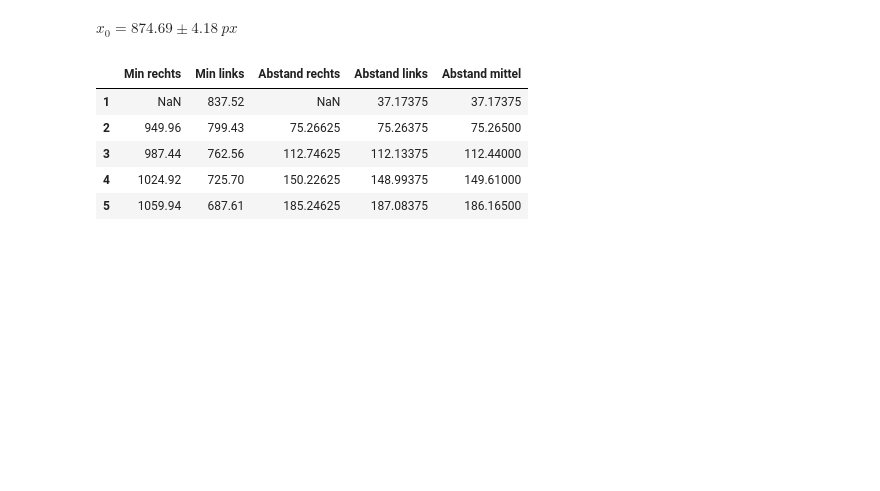
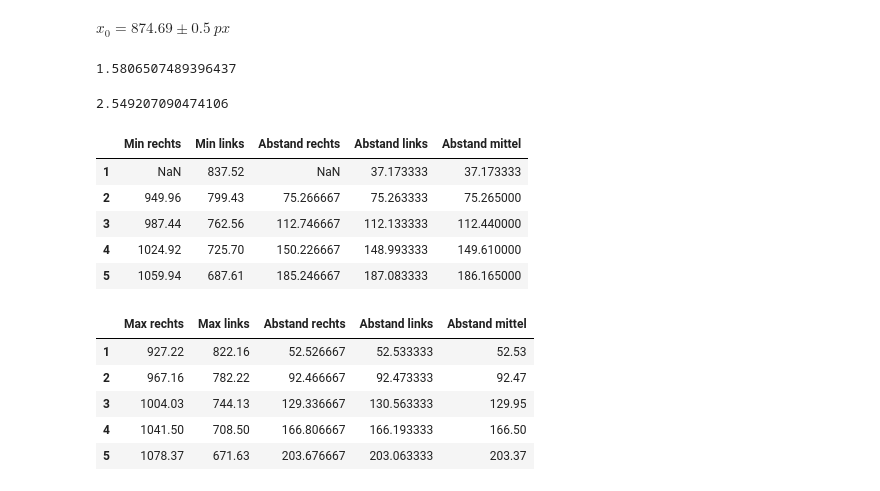
Before and after one commit to Tafiir/Jupyter-Notebooks, a Jupyter notebook: pap2_1/233.ipynb, the cells around one changed output. Drawn from its saved outputs; the diff is of its cells as text; code cells hidden in the pictures; blank space fills up the shorter version.

```diff
--- a/pap2_1/233.ipynb
+++ b/pap2_1/233.ipynb
@@ -1,21 +4,39 @@
 # %%
 posmax = pd.read_csv("233\\posmax.csv", index_col=0)
 posmin = pd.read_csv("233\\posmin.csv", index_col=0)
 posmin.iloc[0,0] = nan
 
-pos0 = array([posmin.mean(axis=1),posmax.mean(axis=1)]).mean(axis=0)[1:].mean()
-dpos0 = sqrt(9**2/5 + 2.5**2/5)
+pos0 = append(posmin.mean(axis=1),posmax.mean(axis=1))[1:].mean()
+dpos0 = sqrt(5*(2.5/sqrt(2))**2 + 4*(1.5/sqrt(2))**2)/9
 valerr("x_0", pos0, dpos0, 2, "px")
+
+dposmin = sqrt(dpos0**2 + 1.5**2)
+display(dposmin)
+dposmax = sqrt(dpos0**2 + 2.5**2)
+display(dposmax)
 
 posmin = posmin.join(pd.Series(posmin.iloc[:,0]-pos0, name="Abstand rechts"))
 posmin = posmin.join(pd.Series(abs(posmin.iloc[:,1]-pos0), name="Abstand links"))
 posmin = posmin.join(pd.Series(posmin.iloc[:,2:4].mean(axis=1), name="Abstand mittel"))
 display(posmin)
+
+posmax = posmax.join(pd.Series(posmax.iloc[:,0]-pos0, name="Abstand rechts"))
+posmax = posmax.join(pd.Series(abs(posmax.iloc[:,1]-pos0), name="Abstand links"))
+posmax = posmax.join(pd.Series(posmax.iloc[:,2:4].mean(axis=1), name="Abstand mittel"))
+display(posmax)
 # %% [output]
-$x_0 = 874.69 \pm 4.18 \ px$
+$x_0 = 874.69 \pm 0.5 \ px$
+1.5806507489396437
+2.549207090474106
 |  | Min rechts | Min links | Abstand rechts | Abstand links | Abstand mittel |
-| 1 | NaN | 837.52 | NaN | 37.17375 | 37.17375 |
-| 2 | 949.96 | 799.43 | 75.26625 | 75.26375 | 75.26500 |
-| 3 | 987.44 | 762.56 | 112.74625 | 112.13375 | 112.44000 |
-| 4 | 1024.92 | 725.70 | 150.22625 | 148.99375 | 149.61000 |
-| 5 | 1059.94 | 687.61 | 185.24625 | 187.08375 | 186.16500 |
+| 1 | NaN | 837.52 | NaN | 37.173333 | 37.173333 |
+| 2 | 949.96 | 799.43 | 75.266667 | 75.263333 | 75.265000 |
+| 3 | 987.44 | 762.56 | 112.746667 | 112.133333 | 112.440000 |
+| 4 | 1024.92 | 725.70 | 150.226667 | 148.993333 | 149.610000 |
+| 5 | 1059.94 | 687.61 | 185.246667 | 187.083333 | 186.165000 |
+|  | Max rechts | Max links | Abstand rechts | Abstand links | Abstand mittel |
+| 1 | 927.22 | 822.16 | 52.526667 | 52.533333 | 52.53 |
+| 2 | 967.16 | 782.22 | 92.466667 | 92.473333 | 92.47 |
+| 3 | 1004.03 | 744.13 | 129.336667 | 130.563333 | 129.95 |
+| 4 | 1041.50 | 708.50 | 166.806667 | 166.193333 | 166.50 |
+| 5 | 1078.37 | 671.63 | 203.676667 | 203.063333 | 203.37 |
```
Also changed, not shown: parts of 18 cells of this notebook, 1 other file.
